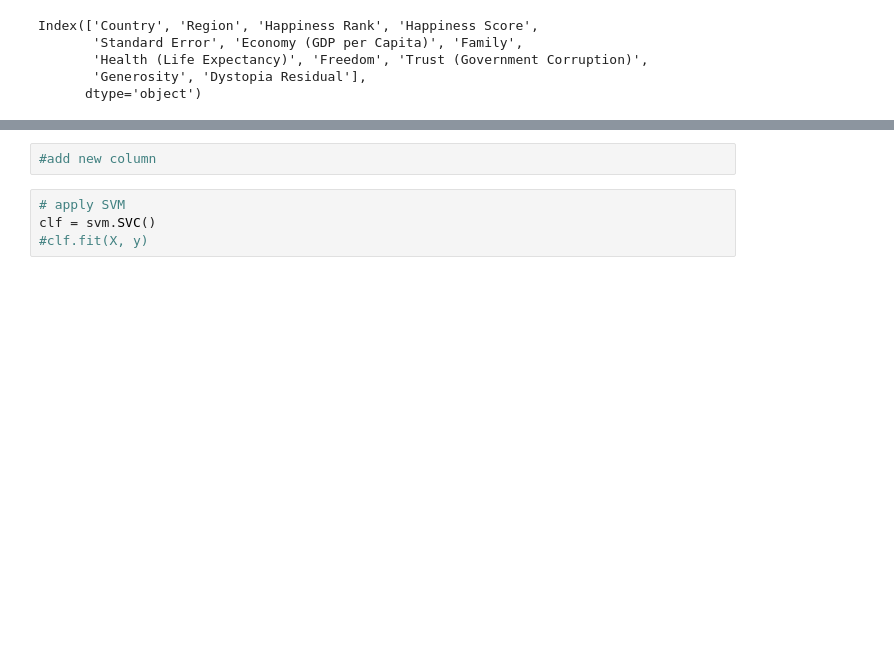
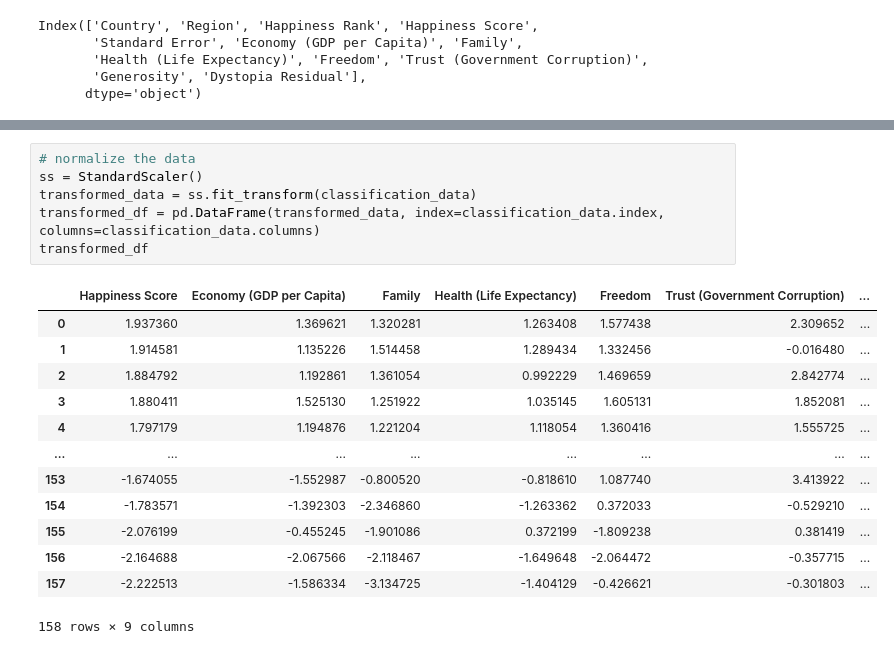
Before and after one commit to kteavery/dip-into-data-tutorial, a Jupyter notebook: lessons/classification-lesson.ipynb, the cells around one changed output, grey strips where cells are left out. Drawn from its saved outputs; the diff is of its cells as text; blank space fills up the shorter version.

```diff
--- a/lessons/classification-lesson.ipynb
+++ b/lessons/classification-lesson.ipynb
@@ -106,6 +105,20 @@ array([[ 1.93736005,  1.36962124,  1.32028142, ...,  2.30965159,
-# %%
-#add new column
-# %%
-# apply SVM
-clf = svm.SVC()
-#clf.fit(X, y)
+# %%
+# normalize the data
+ss = StandardScaler()
+transformed_data = ss.fit_transform(classification_data)
+transformed_df = pd.DataFrame(transformed_data, index=classification_data.index, columns=classification_data.columns)
+transformed_df
+# %% [output]
+|  | Happiness Score | Economy (GDP per Capita) | Family | Health (Life Expectancy) | Freedom | Trust (Government Corruption) | ... |
+| 0 | 1.937360 | 1.369621 | 1.320281 | 1.263408 | 1.577438 | 2.309652 | ... |
+| 1 | 1.914581 | 1.135226 | 1.514458 | 1.289434 | 1.332456 | -0.016480 | ... |
+| 2 | 1.884792 | 1.192861 | 1.361054 | 0.992229 | 1.469659 | 2.842774 | ... |
+| 3 | 1.880411 | 1.525130 | 1.251922 | 1.035145 | 1.605131 | 1.852081 | ... |
+| 4 | 1.797179 | 1.194876 | 1.221204 | 1.118054 | 1.360416 | 1.555725 | ... |
+| ... | ... | ... | ... | ... | ... | ... | ... |
+| 153 | -1.674055 | -1.552987 | -0.800520 | -0.818610 | 1.087740 | 3.413922 | ... |
+| 154 | -1.783571 | -1.392303 | -2.346860 | -1.263362 | 0.372033 | -0.529210 | ... |
+| 155 | -2.076199 | -0.455245 | -1.901086 | 0.372199 | -1.809238 | 0.381419 | ... |
+| 156 | -2.164688 | -2.067566 | -2.118467 | -1.649648 | -2.064472 | -0.357715 | ... |
+| 157 | -2.222513 | -1.586334 | -3.134725 | -1.404129 | -0.426621 | -0.301803 | ... |
+158 rows × 9 columns
```
Also changed, not shown: parts of 7 cells of this notebook, 4 other files.
